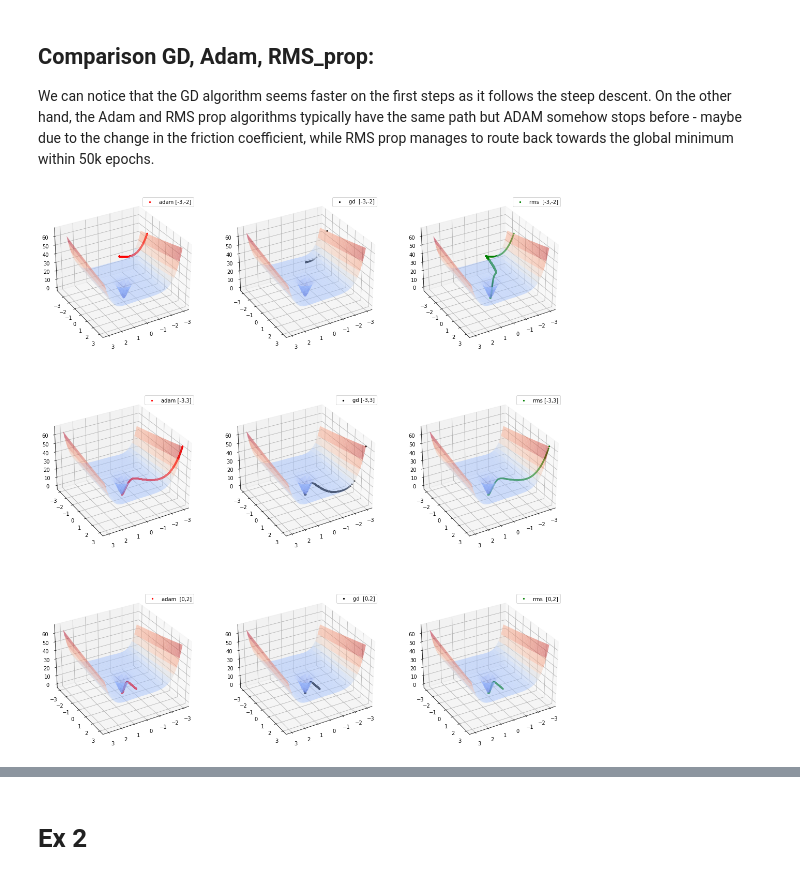
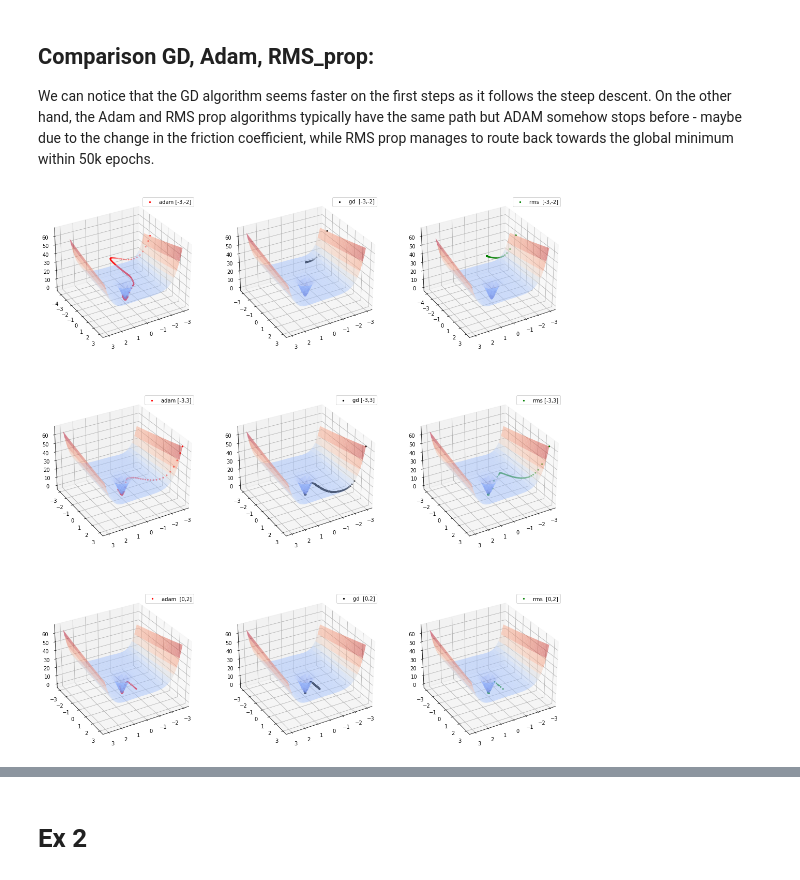
Before and after one commit to LorenzoBuriola/LoCP_moduleB, a Jupyter notebook: Ex_week01.ipynb, the cells around one changed output, grey strips where cells are left out. Cells and saved outputs as stored; diff of their text form; code cells hidden in the pictures.

```diff
--- a/Ex_week01.ipynb
+++ b/Ex_week01.ipynb
@@ -325,39 +372,39 @@ ax9.plot_surface(Xplot[0], Xplot[1], func(Xplot), cmap = 'coolwarm', alpha = 0.5
 ax9.view_init(30,60)
 
 
-P1_adam = adams(grad, [-3,-2], n_epochs=50000, eta=0.001, noise_strength=0,)
+P1_adam = adams(grad, [-3,-2], n_epochs=50000, eta=0.1, noise_strength=0,)
 ax.scatter(P1_adam[:,0], P1_adam[:,1], func(P1_adam.T), marker = '.', color = 'red', linewidth =  1, label = "adam [-3,-2]")
 P1_gd = gd(grad, [-3,-2], n_epochs=50000, eta=0.01, noise_strength=0,)
 ax2.scatter(P1_gd[:,0], P1_gd[:,1], func(P1_gd.T), marker = '.', color = 'black', linewidth =  1, label = "gd  [-3,-2]")
-P1_rms = rms_prop(grad, [-3,-2], n_epochs=50000, eta=0.01, noise_strength=0,)
+P1_rms = rms_prop(grad, [-3,-2], n_epochs=50000, eta=0.1, noise_strength=0,)
 ax3.scatter(P1_rms[:,0], P1_rms[:,1], func(P1_rms.T), marker = '.', color = 'green', linewidth =  1, label = "rms  [-3,-2]")
 
 
-P2_adam = adams(grad, [-3,3], n_epochs=50000, eta=0.001, noise_strength=0,)
+P2_adam = adams(grad, [-3,3], n_epochs=50000, eta=0.1, noise_strength=0,)
 ax4.scatter(P2_adam[:,0], P2_adam[:,1], func(P2_adam.T), marker = '.', color = 'red', linewidth =  1, label = "adam [-3,3]")
 P2_gd = gd(grad, [-3,3], n_epochs=50000, eta=0.01, noise_strength=0,)
 ax5.scatter(P2_gd[:,0], P2_gd[:,1], func(P2_gd.T), marker = '.', color = 'black', linewidth =  1, label = "gd [-3,3]")
-P2_rms = rms_prop(grad, [-3,3], n_epochs=50000, eta=0.01, noise_strength=0,)
+P2_rms = rms_prop(grad, [-3,3], n_epochs=50000, eta=0.1, noise_strength=0,)
 ax6.scatter(P2_rms[:,0], P2_rms[:,1], func(P2_rms.T), marker = '.', color = 'green', linewidth =  1, label = "rms [-3,3]")
 
-P3_adam = adams(grad, [0,2], n_epochs=50000, eta=0.001, noise_strength=0,)
+P3_adam = adams(grad, [0,2], n_epochs=50000, eta=0.1, noise_strength=0,)
 ax7.scatter(P3_adam[:,0], P3_adam[:,1], func(P3_adam.T), marker = '.', color = 'red', linewidth =  1, label = "adam  [0,2]")
 P3_gd = gd(grad, [0,2], n_epochs=50000, eta=0.01, noise_strength=0,)
 ax8.scatter(P3_gd[:,0], P3_gd[:,1], func(P3_gd.T), marker = '.', color = 'black', linewidth =  1, label = "gd  [0,2]")
-P3_rms = rms_prop(grad, [0,2], n_epochs=50000, eta=0.01, noise_strength=0,)
+P3_rms = rms_prop(grad, [0,2], n_epochs=50000, eta=0.1, noise_strength=0,)
 ax9.scatter(P3_rms[:,0], P3_rms[:,1], func(P3_rms.T), marker = '.', color = 'green', linewidth =  1, label = "rms  [0,2]")
 
 
 ax.legend()
 ax2.legend()
 ax3.legend()
 ax4.legend()
 ax5.legend()
 ax6.legend()
 ax7.legend()
 ax8.legend()
 ax9.legend()
 
 plt.show()
 # %% [output]
-[figure, old version]
+[figure, new version]
```
Also changed, not shown: parts of 17 cells of this notebook.
